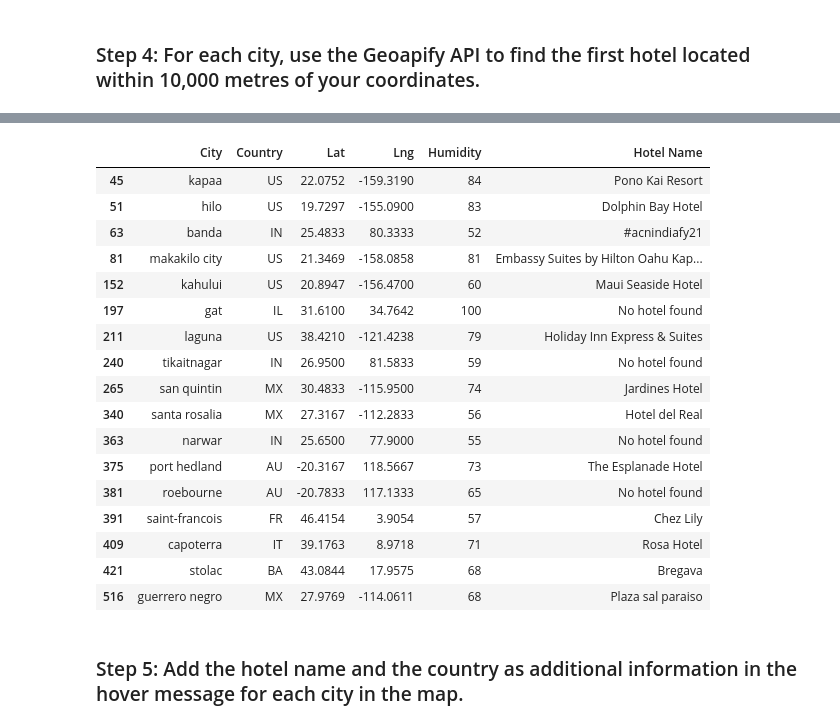
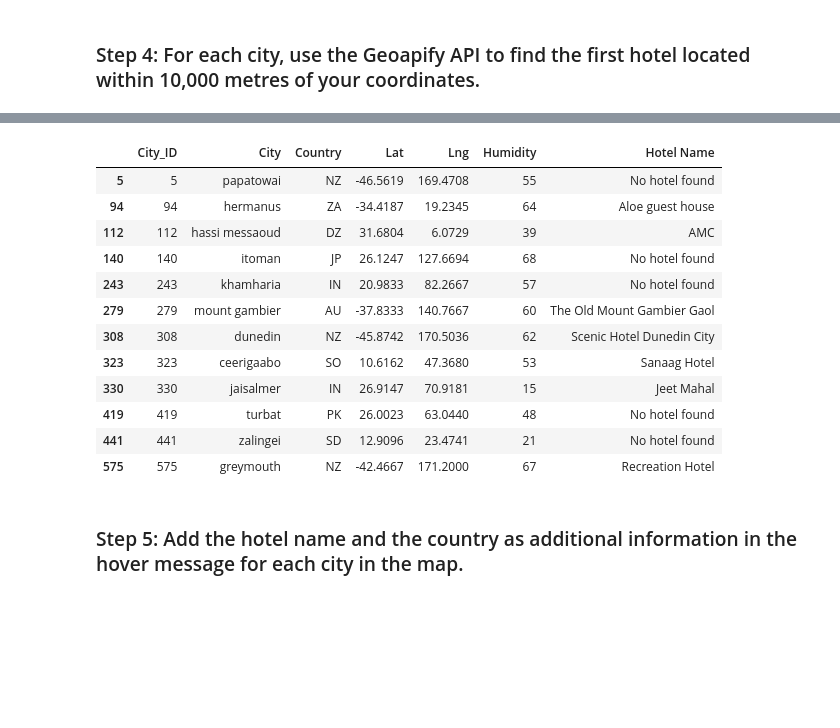
Before and after one commit to bassoon03/python-api-challenge, a Jupyter notebook: WeatherVacationPy/VacationPy.ipynb, the cells around one changed output, grey strips where cells are left out. Drawn from its saved outputs; the diff is of its cells as text; code cells hidden in the pictures; blank space fills up the shorter version.

```diff
--- a/WeatherVacationPy/VacationPy.ipynb
+++ b/WeatherVacationPy/VacationPy.ipynb
@@ -47,7 +44,7 @@ map_plot_1
 ### Step 2: Narrow down the `city_data_df` DataFrame to find your ideal weather condition
 # %%
 # Narrow down cities that fit criteria and drop any results with null values
-new_city_data_df = city_data_df.loc[(city_data_df["Max Temp"] >= 16) & (city_data_df["Max Temp"]) & (city_data_df["Wind Speed"] <= 5)]
+new_city_data_df = city_data_df.loc[(city_data_df["Max Temp"] >= 16) & (city_data_df["Max Temp"] <= 20) & (city_data_df["Humidity"] < 70) & (city_data_df["Wind Speed"] <= 3)]
 new_city_data_df
 
 # Drop any rows with null values
@@ -74,11 +71,13 @@ new_city_data_df
 ### Step 3: Create a new DataFrame called `hotel_df`.
 # %%
 # Use the Pandas copy function to create DataFrame called hotel_df to store the city, country, coordinates, and humidity
-# YOUR CODE HERE
+hotel_df = new_city_data_df.copy(deep = True)
+hotel_df = hotel_df[["City_ID", "City", "Country", "Lat", "Lng", "Humidity"]]
+
 
 # Add an empty column, "Hotel Name," to the DataFrame so you can store the hotel found using the Geoapify API
-# YOUR CODE HERE
+hotel_df["Hotel Name"] = ""
 
 # Display sample data
-# YOUR CODE HERE
+hotel_df
 # %% [output]
@@ -105,8 +99,12 @@ new_city_data_df
 # %%
 # Set parameters to search for a hotel
 radius = 10000
+
+
 params = {
-    # YOUR CODE HERE
+    "limit" : 1,
+    "apiKey" : geoapify_key,
+    "categories" : "accommodation.hotel"
 }
 
 # Print a message to follow up the hotel search
@@ -115,21 +113,22 @@ print("Starting hotel search")
 # Iterate through the hotel_df DataFrame
 for index, row in hotel_df.iterrows():
     # get latitude, longitude from the DataFrame
-    # YOUR CODE HERE
+    latitude = row["Lat"]
+    longitude = row["Lng"]
 
     # Add filter and bias parameters with the current city's latitude and longitude to the params dictionary
-    params["filter"] = # YOUR CODE HERE
-    params["bias"] = # YOUR CODE HERE
+    params["filter"] = f"circle:{longitude},{latitude},{radius}"
+    params["bias"] = f"proximity:{longitude},{latitude}"
 
     # Set base URL
     base_url = "https://api.geoapify.com/v2/places"
 
 
-    # Make and API request using the params dictionaty
-    name_address = # YOUR CODE HERE
+    # Make an API request using the params dictionaty
+    name_address = requests.get(base_url, params=params)
 
     # Convert the API response to JSON format
-    name_address = # YOUR CODE HERE
+    name_address = name_address.json()
 
     # Grab the first hotel from the results and store the name in the hotel_df DataFrame
     try:
@@ -165,21 +159,16 @@ guerrero negro - nearest hotel: Plaza sal paraiso
-|  | City | Country | Lat | Lng | Humidity | Hotel Name |
-| 45 | kapaa | US | 22.0752 | -159.3190 | 84 | Pono Kai Resort |
-| 51 | hilo | US | 19.7297 | -155.0900 | 83 | Dolphin Bay Hotel |
-| 63 | banda | IN | 25.4833 | 80.3333 | 52 | #acnindiafy21 |
-| 81 | makakilo city | US | 21.3469 | -158.0858 | 81 | Embassy Suites by Hilton Oahu Kap... |
-| 152 | kahului | US | 20.8947 | -156.4700 | 60 | Maui Seaside Hotel |
-| 197 | gat | IL | 31.6100 | 34.7642 | 100 | No hotel found |
-| 211 | laguna | US | 38.4210 | -121.4238 | 79 | Holiday Inn Express & Suites |
-| 240 | tikaitnagar | IN | 26.9500 | 81.5833 | 59 | No hotel found |
-| 265 | san quintin | MX | 30.4833 | -115.9500 | 74 | Jardines Hotel |
-| 340 | santa rosalia | MX | 27.3167 | -112.2833 | 56 | Hotel del Real |
-| 363 | narwar | IN | 25.6500 | 77.9000 | 55 | No hotel found |
-| 375 | port hedland | AU | -20.3167 | 118.5667 | 73 | The Esplanade Hotel |
-| 381 | roebourne | AU | -20.7833 | 117.1333 | 65 | No hotel found |
-| 391 | saint-francois | FR | 46.4154 | 3.9054 | 57 | Chez Lily |
-| 409 | capoterra | IT | 39.1763 | 8.9718 | 71 | Rosa Hotel |
-| 421 | stolac | BA | 43.0844 | 17.9575 | 68 | Bregava |
-| 516 | guerrero negro | MX | 27.9769 | -114.0611 | 68 | Plaza sal paraiso |
+|  | City_ID | City | Country | Lat | Lng | Humidity | Hotel Name |
+| 5 | 5 | papatowai | NZ | -46.5619 | 169.4708 | 55 | No hotel found |
+| 94 | 94 | hermanus | ZA | -34.4187 | 19.2345 | 64 | Aloe guest house |
+| 112 | 112 | hassi messaoud | DZ | 31.6804 | 6.0729 | 39 | AMC |
+| 140 | 140 | itoman | JP | 26.1247 | 127.6694 | 68 | No hotel found |
+| 243 | 243 | khamharia | IN | 20.9833 | 82.2667 | 57 | No hotel found |
+| 279 | 279 | mount gambier | AU | -37.8333 | 140.7667 | 60 | The Old Mount Gambier Gaol |
+| 308 | 308 | dunedin | NZ | -45.8742 | 170.5036 | 62 | Scenic Hotel Dunedin City |
+| 323 | 323 | ceerigaabo | SO | 10.6162 | 47.3680 | 53 | Sanaag Hotel |
+| 330 | 330 | jaisalmer | IN | 26.9147 | 70.9181 | 15 | Jeet Mahal |
+| 419 | 419 | turbat | PK | 26.0023 | 63.0440 | 48 | No hotel found |
+| 441 | 441 | zalingei | SD | 12.9096 | 23.4741 | 21 | No hotel found |
+| 575 | 575 | greymouth | NZ | -42.4667 | 171.2000 | 67 | Recreation Hotel |
 # %% [markdown]
 ### Step 5: Add the hotel name and the country as additional information in the hover message for each city in the map.
 # %%
```
Also changed, not shown: parts of 6 cells of this notebook, 1 other file.
